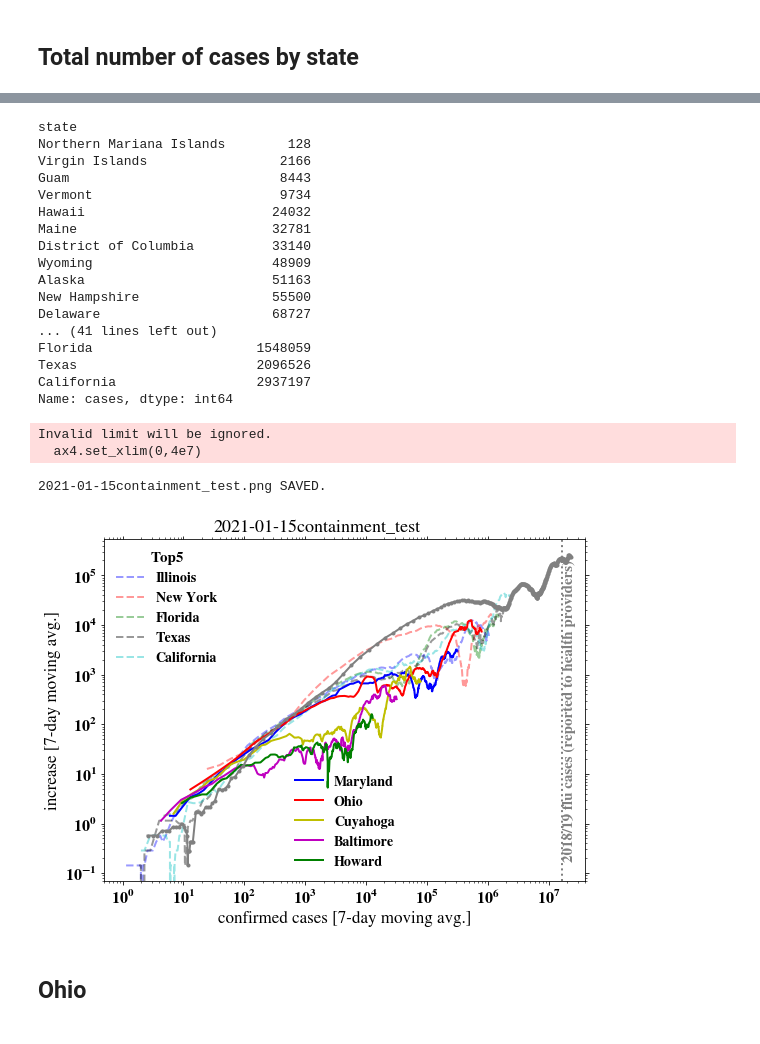
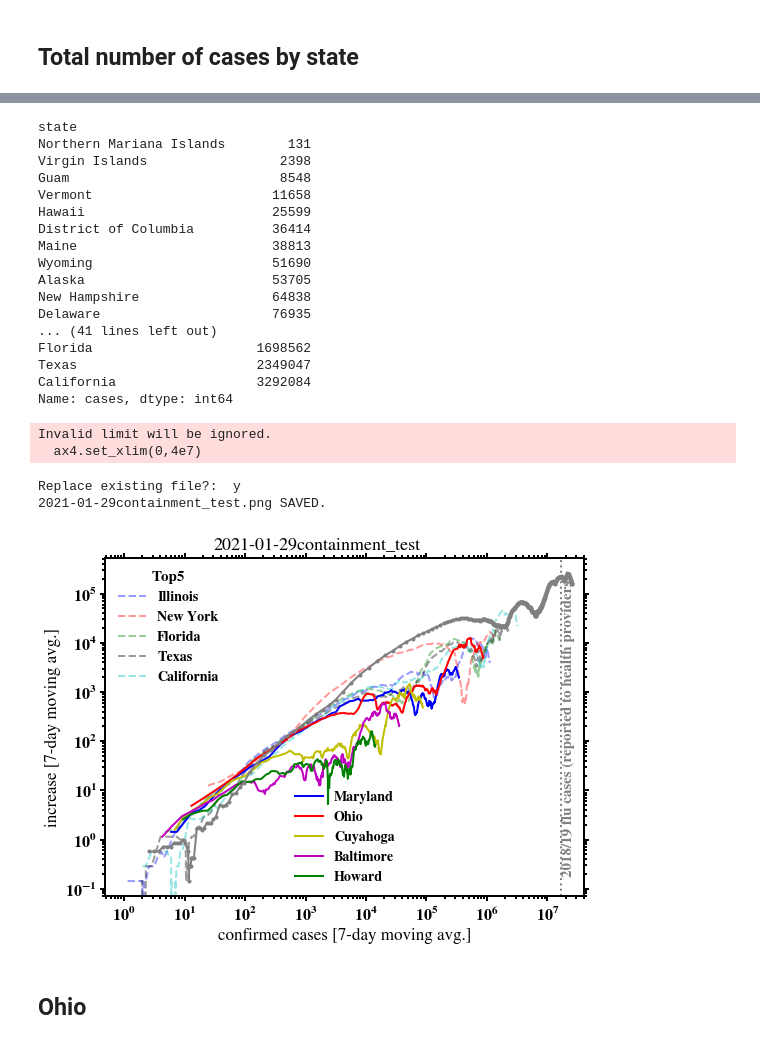
Before and after one commit to cpnHere/covid-19-data, a Jupyter notebook: my_work/desk.ipynb, the cells around one changed output, grey strips where cells are left out. Saved outputs shown, nothing was run; the diff lists cells and outputs as text; code cells hidden in the pictures.

```diff
--- a/my_work/desk.ipynb
+++ b/my_work/desk.ipynb
@@ -3,7 +3,7 @@ from c19analysis import *
 import cpnCommonlib as cpn
 cpn.setup_figures(plt)
 # %%
-today = pd.to_datetime('1/15/2021')
+today = pd.to_datetime('1/29/2021')
 path = '../'
 filename = 'us-counties.csv'
 fnamesta = 'us-states.csv'
@@ -24,21 +24,21 @@ byst_cases.plot(kind="barh", ax=ax4)
 byst_cases
 # %% [output]
 state
-Northern Mariana Islands        128
-Virgin Islands                 2166
-Guam                           8443
-Vermont                        9734
-Hawaii                        24032
-Maine                         32781
-District of Columbia          33140
-Wyoming                       48909
-Alaska                        51163
-New Hampshire                 55500
-Delaware                      68727
+Northern Mariana Islands        131
+Virgin Islands                 2398
+Guam                           8548
+Vermont                       11658
+Hawaii                        25599
+District of Columbia          36414
+Maine                         38813
+Wyoming                       51690
+Alaska                        53705
+New Hampshire                 64838
+Delaware                      76935
 ... (41 lines left out)
-Florida                     1548059
-Texas                       2096526
-California                  2937197
+Florida                     1698562
+Texas                       2349047
+California                  3292084
 Name: cases, dtype: int64
 # %%
 cpn.setup_figures(plt)
@@ -47,36 +47,37 @@ fig4,ax4 = plt.subplots(figsize=(8,6))
 fig4_ttl = str(today.date())+"containment_test"
 clrs=['b','r','g','k','c']
 lgc = [];tag=[]
 for sts in np.arange(top5.size):
     l,tg = confirmed_cases_vs_increase_state(data_st,top5[sts],fig4,ax4,clr=clrs[sts],alpha=0.4,lns='--',moving_window=7)
     lgc.append(l)
     tag.append(tg)
 
 lg=ax4.legend(lgc,tag,loc='upper left',title='Top5')
 l1=confirmed_cases_vs_increase_state(data_st,'Maryland',fig4,ax4,clr='b',lns='-',moving_window=7)
 l2=confirmed_cases_vs_increase_state(data_st,'Ohio',fig4,ax4,clr='r',lns='-',moving_window=7)
 l3=confirmed_cases_vs_increase(data,'Cuyahoga',39035,fig4,ax4,clr='y',lns='-',moving_window=7)
 l4=confirmed_cases_vs_increase(data,'Baltimore',39153,fig4,ax4,clr='m',lns='-',moving_window=7)
 l5=confirmed_cases_vs_increase(data,'Howard',24027,fig4,ax4,clr='g',lns='-',moving_window=7)
 l6=confirmed_cases_vs_increase_US(data_st,ax4,moving_window=7)
 ax4.axvline(16.5e6,ls=':',color='grey')
 ax4.annotate('2018/19 flu cases (reported to health providers)',xy=(17e6,0.2),color='grey',rotation=90)
 ax4.set_xlim(0,4e7)
 ax4.set_xlabel('confirmed cases [7-day moving avg.]')
 ax4.set_ylabel('increase [7-day moving avg.]')
 ax4.legend([l[0] for l in [l1,l2,l3,l4,l5]],[l[1] for l in [l1,l2,l3,l4,l5]],loc='lower center')
 ax4.add_artist(lg)
 fig4.suptitle(fig4_ttl)
-cpn.rightNtop_ticks(ax4)
+cpn.rightNtop_ticks(ax4,size=5)
 fig4.tight_layout(rect=[0,0,1,0.98])
 #fig4.show()
 savefig(fig4,fig4_ttl)
 #savefig(fig4,'Top-5')
 # %% [output]
 Invalid limit will be ignored.
   ax4.set_xlim(0,4e7)
-2021-01-15containment_test.png SAVED.
+Replace existing file?:  y
+2021-01-29containment_test.png SAVED.
-[figure, old version]
+[figure, new version]
 # %% [markdown]
 ## Ohio
 # %%
```
Also changed, not shown: parts of 3 cells of this notebook, 1 other file.
